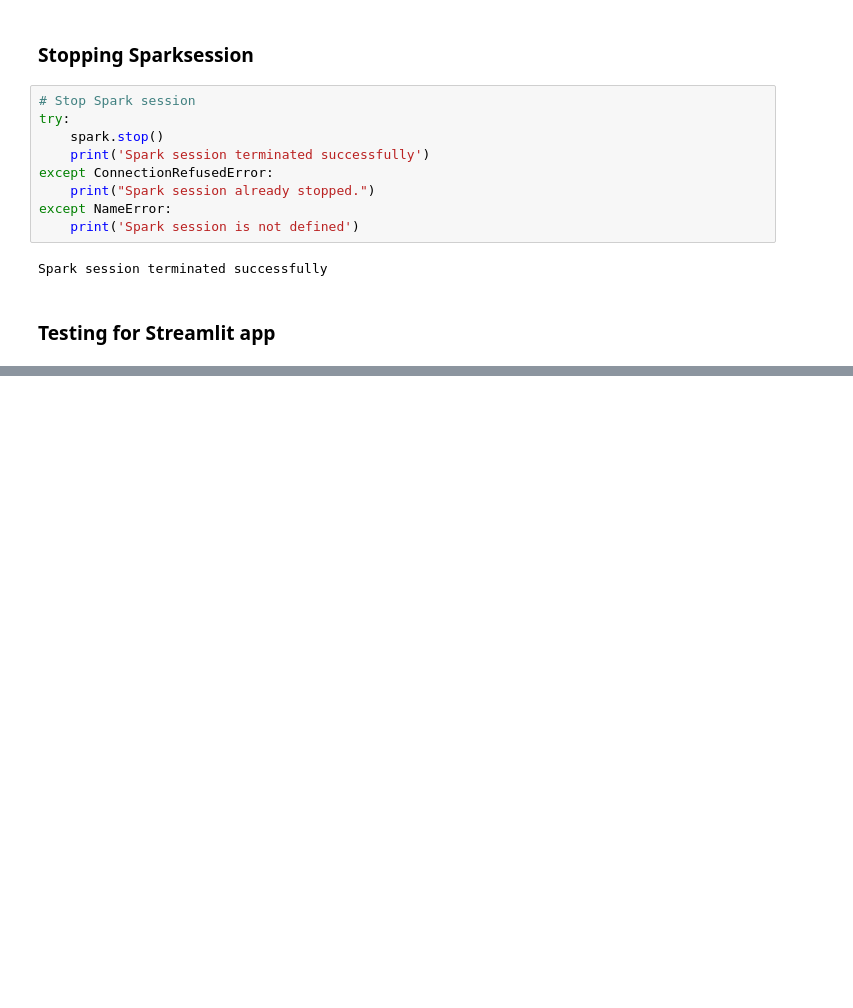
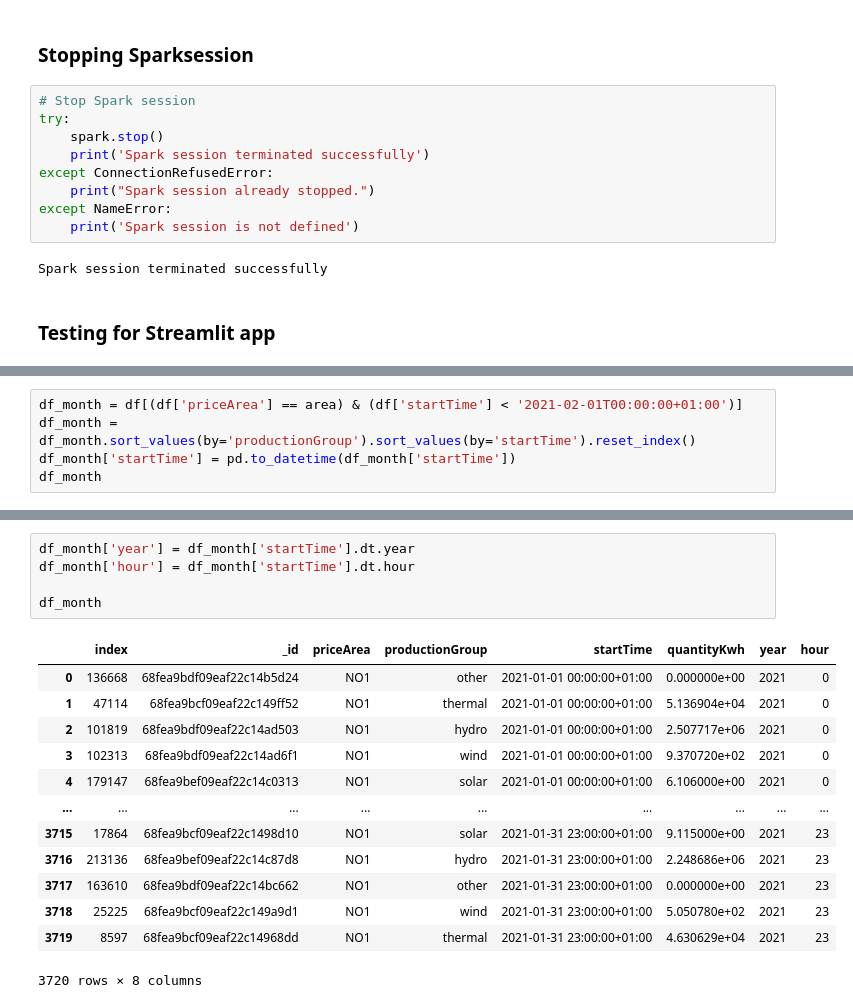
Before and after one commit to Satheris/IND320_SMAA, a Jupyter notebook: project/Assignment2.ipynb, the cells around one changed output, grey strips where cells are left out. Cells and saved outputs as stored; diff of their text form; blank space fills up the shorter version.

```diff
--- a/project/Assignment2.ipynb
+++ b/project/Assignment2.ipynb
@@ -325,0 +365,5 @@ df_kwh_byArea.head()
+# %%
+df_month = df[(df['priceArea'] == area) & (df['startTime'] < '2021-02-01T00:00:00+01:00')]
+df_month = df_month.sort_values(by='productionGroup').sort_values(by='startTime').reset_index()
+df_month['startTime'] = pd.to_datetime(df_month['startTime'])
+df_month
@@ -325,0 +399,19 @@ df_kwh_byArea.head()
+# %%
+df_month['year'] = df_month['startTime'].dt.year
+df_month['hour'] = df_month['startTime'].dt.hour
+
+df_month
+# %% [output]
+|  | index | _id | priceArea | productionGroup | startTime | quantityKwh | year | hour |
+| 0 | 136668 | 68fea9bdf09eaf22c14b5d24 | NO1 | other | 2021-01-01 00:00:00+01:00 | 0.000000e+00 | 2021 | 0 |
+| 1 | 47114 | 68fea9bcf09eaf22c149ff52 | NO1 | thermal | 2021-01-01 00:00:00+01:00 | 5.136904e+04 | 2021 | 0 |
+| 2 | 101819 | 68fea9bdf09eaf22c14ad503 | NO1 | hydro | 2021-01-01 00:00:00+01:00 | 2.507717e+06 | 2021 | 0 |
+| 3 | 102313 | 68fea9bdf09eaf22c14ad6f1 | NO1 | wind | 2021-01-01 00:00:00+01:00 | 9.370720e+02 | 2021 | 0 |
+| 4 | 179147 | 68fea9bef09eaf22c14c0313 | NO1 | solar | 2021-01-01 00:00:00+01:00 | 6.106000e+00 | 2021 | 0 |
+| ... | ... | ... | ... | ... | ... | ... | ... | ... |
+| 3715 | 17864 | 68fea9bcf09eaf22c1498d10 | NO1 | solar | 2021-01-31 23:00:00+01:00 | 9.115000e+00 | 2021 | 23 |
+| 3716 | 213136 | 68fea9bef09eaf22c14c87d8 | NO1 | hydro | 2021-01-31 23:00:00+01:00 | 2.248686e+06 | 2021 | 23 |
+| 3717 | 163610 | 68fea9bdf09eaf22c14bc662 | NO1 | other | 2021-01-31 23:00:00+01:00 | 0.000000e+00 | 2021 | 23 |
+| 3718 | 25225 | 68fea9bcf09eaf22c149a9d1 | NO1 | wind | 2021-01-31 23:00:00+01:00 | 5.050780e+02 | 2021 | 23 |
+| 3719 | 8597 | 68fea9bcf09eaf22c14968dd | NO1 | thermal | 2021-01-31 23:00:00+01:00 | 4.630629e+04 | 2021 | 23 |
+3720 rows × 8 columns
```
Also changed, not shown: parts of 11 cells of this notebook.
